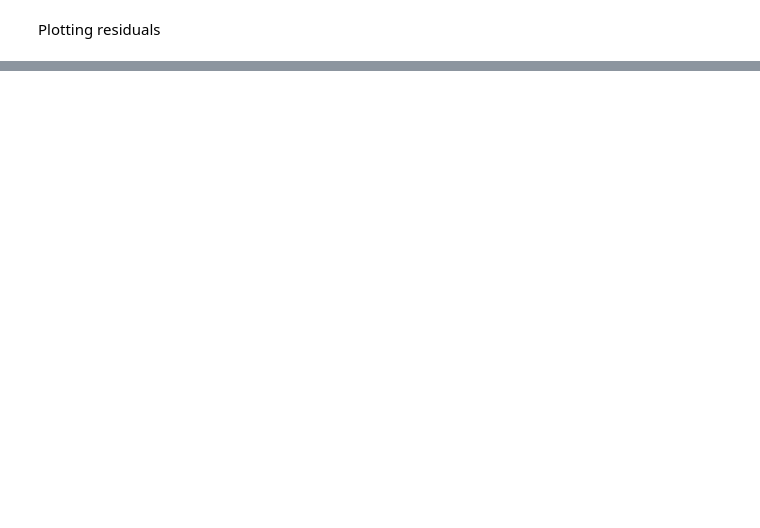
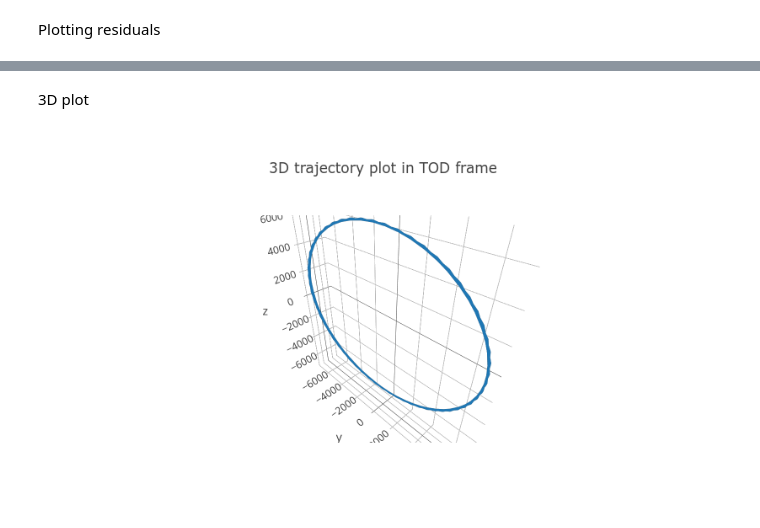
Before and after one commit to GorgiAstro/laser-orbit-determination, a Jupyter notebook: 02-orbit-determination-example.ipynb, the cells around one changed output, grey strips where cells are left out. Saved outputs shown, nothing was run; the diff lists cells and outputs as text; code cells hidden in the pictures; blank space fills up the shorter version.

```diff
--- a/02-orbit-determination-example.ipynb
+++ b/02-orbit-determination-example.ipynb
@@ -446,0 +484,30 @@ while date_current.compareTo(date_end):
+# %% [markdown]
+3D plot
+# %%
+import plotly.graph_objs as go
+
+trace = go.Scatter3d(
+    x = 1e-3 * PV_tod_df['x'],
+    y = 1e-3 * PV_tod_df['y'],
+    z = 1e-3 * PV_tod_df['z'],
+    mode='lines',
+    line=dict(
+        color='#1f77b4',
+        width=3
+    )
+)
+
+data = [trace]
+
+layout = go.Layout(
+    title = '3D trajectory plot in TOD frame',
+    scene=dict(
+        aspectmode='data'
+    )
+)
+
+fig = dict(data=data, layout=layout)
+
+py.iplot(fig)
+# %% [output]
+[figure, added]
```
Also changed, not shown: parts of 9 cells of this notebook.
